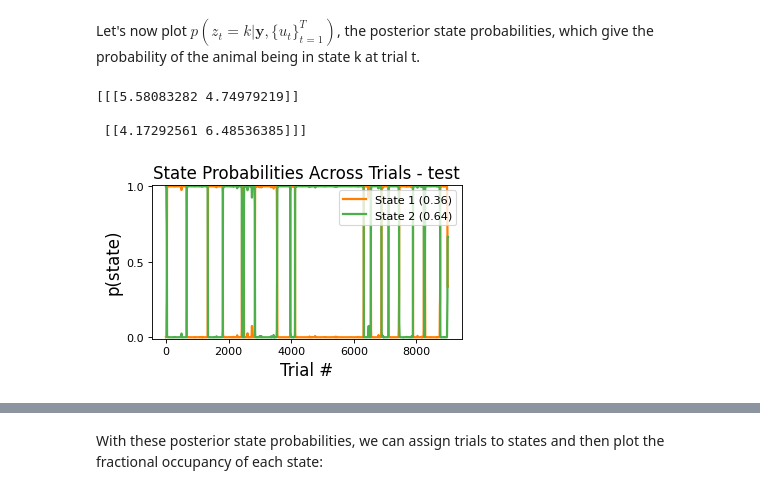
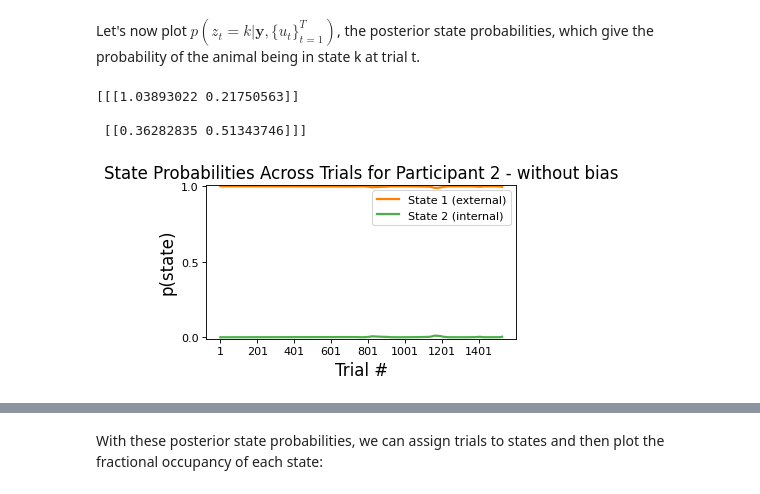
Before and after one commit to cocoltre/Visual-Perception, a Jupyter notebook: GLM_HMM_predictive_templates.ipynb, the cells around one changed output, grey strips where cells are left out. Saved outputs shown, nothing was run; the diff lists cells and outputs as text; code cells hidden in the pictures.

```diff
--- a/GLM_HMM_predictive_templates.ipynb
+++ b/GLM_HMM_predictive_templates.ipynb
@@ -17,9 +17,9 @@ root_dir = os.getcwd()
 
 ### what to do
 save_data = True
-bias = True
+bias = False
 
-test_type = 'with006'
+test_type = 'withoutbias'
 
 test_type_title = ''
 if test_type.startswith("without") and test_type.endswith("ms"):
@@ -37,8 +37,6 @@ elif test_type == 'without006':
 elif test_type == 'test_model':
     test_type_title = ' - test'
 elif test_type == 'with006':
-    test_type_title = ' - test'
-elif test_type == 'with006':
     test_type_title = ''
 elif test_type == 'ketamindata':
     test_type_title = ' - ketamindata'
@@ -209,7 +207,7 @@ if test_type == 'test_model' and want_another_test == False:
 if test_type != 'test_model':
     ### read and data
     dfs = []
-    columns_to_keep = ['theta', 'resp', 'block', 'correct', 'isi_ms']
+    columns_to_keep = ['trial', 'theta', 'resp', 'block', 'correct', 'isi_ms']
 
     n = 6 #number of participants
 
@@ -239,7 +237,7 @@ if test_type != 'test_model':
             dfs.append(df)
 
     final_df = pd.concat(dfs, ignore_index=True)
-    final_df = final_df[['ID', 'block', 'theta', 'prev_resp', 'resp', 'correct', 'isi_ms']]
+    final_df = final_df[['ID', 'block', 'trial', 'theta', 'prev_resp', 'resp', 'correct', 'isi_ms']]
     final_df['resp'] = final_df['resp'].replace(-1, 0)
     final_df['theta'] = final_df['theta'].replace(-45, -1)
     final_df['theta'] = final_df['theta'].replace(45, 1)
@@ -906,9 +982,9 @@ print(-glmhmm.observations.params)
 index_ext = np.argmax(np.concatenate(-glmhmm.observations.params)[:,0])
 index_int = np.argmin(np.concatenate(-glmhmm.observations.params)[:,0])
 # %% [output]
-[[[5.58083282 4.74979219]]
+[[[1.03893022 0.21750563]]
 
- [[4.17292561 6.48536385]]]
+ [[0.36282835 0.51343746]]]
 # %%
 # Get expected states:
 posterior_probs = [glmhmm.expected_states(data=data, input=inpt)[0]
@@ -916,41 +992,44 @@ posterior_probs = [glmhmm.expected_states(data=data, input=inpt)[0]
                 in zip(choices, inpts)]
 # %%
 fig = plt.figure(figsize=(5, 2.5), dpi=80, facecolor='w', edgecolor='k')
+n_initial = x_alltrials[0]
+n_final = x_alltrials[-1]+1
 if test_type == 'test_model':
     sess_id = 0
 else:
-    sess_id = 5 #session id; can choose any index between 0 and num_sess-1=6-1=5
+    sess_id = 1 #session id; can choose any index between 0 and num_sess-1=6-1=5
 if test_type != 'test_model':
     for k in range(num_states):
         if k==0:
-            plt.plot(posterior_probs[sess_id][1:1500, k], label="State 1 (external)", lw=2,
+            plt.plot(posterior_probs[sess_id][n_initial:n_final, k], label="State 1 (external)", lw=2,
                 color=cols[k])
         else:
-            plt.plot(posterior_probs[sess_id][1:1500, k], label="State 2 (internal)", lw=2,
+            plt.plot(posterior_probs[sess_id][n_initial:n_final, k], label="State 2 (internal)", lw=2,
                 color=cols[k])
 else:
     for k in range(num_states):
         if k==0:
             plt.plot(posterior_probs[sess_id][1:9000, k], label=f"State 1 ({fraction_even:.2f})", lw=2, #State 1 (36%)
                 color=cols[k])
         else:
             plt.plot(posterior_probs[sess_id][1:9000, k], label=f"State 2 ({fraction_odd:.2f})", lw=2, #State 2 (64%)
                 color=cols[k])
 plt.ylim((-0.01, 1.01))
 plt.yticks([0, 0.5, 1], fontsize = 10)
 plt.xlabel("Trial #", fontsize = 15)
 plt.ylabel("p(state)", fontsize = 15)
 plt.legend(loc="upper right", fontsize=10, title_fontsize=12)
+plt.xticks(ticks=np.arange(0, n_final - n_initial, 200), labels=np.arange(n_initial, n_final, 200))
 
 if test_type == 'test_model':
     plt.title(f"State Probabilities Across Trials - test", fontsize=15)
 else:
     plt.title(f"State Probabilities Across Trials for Participant {sess_id+1}{test_type_title}", fontsize=15)
 
 if bias == True:
-    plt.savefig(root_dir + f'/plots/{test_type}/probabilities_orientation.png', bbox_inches='tight')
+    plt.savefig(root_dir + f'/plots/{test_type}/probabilities_orientation_alltrials.png', bbox_inches='tight')
 else:
-    plt.savefig(root_dir + f'/plots/{test_type}/probabilities_orientation_00{sess_id+1}.png', bbox_inches='tight')
+    plt.savefig(root_dir + f'/plots/{test_type}/probabilities_orientation_00{sess_id+1}_alltrials.png', bbox_inches='tight')
 plt.show()
 # %% [output]
-[figure, old version]
+[figure, new version]
```
Also changed, not shown: parts of 10 cells of this notebook, 14 other files.
